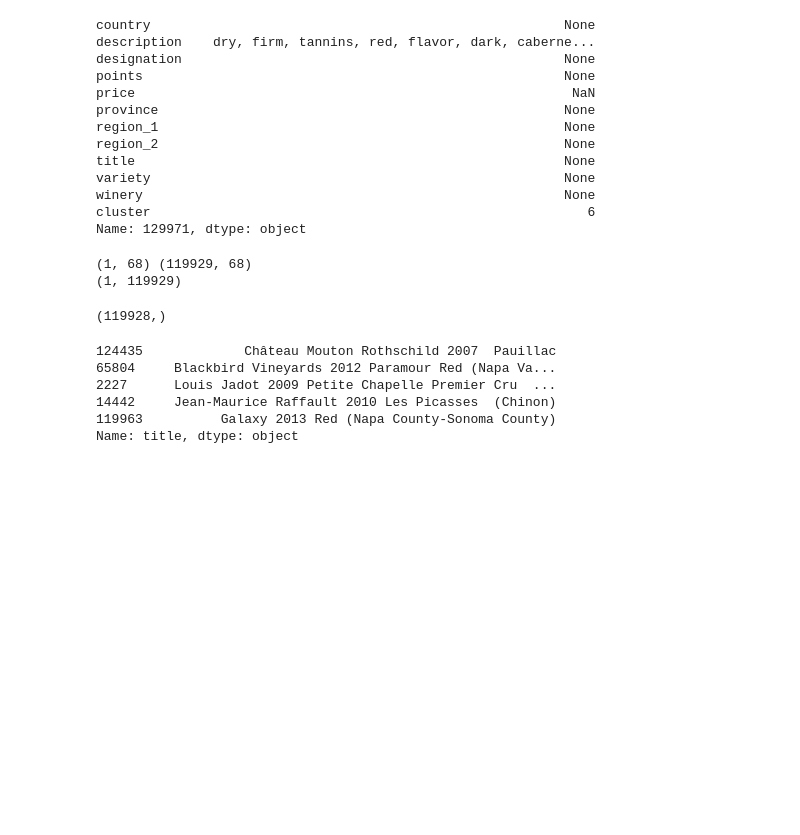
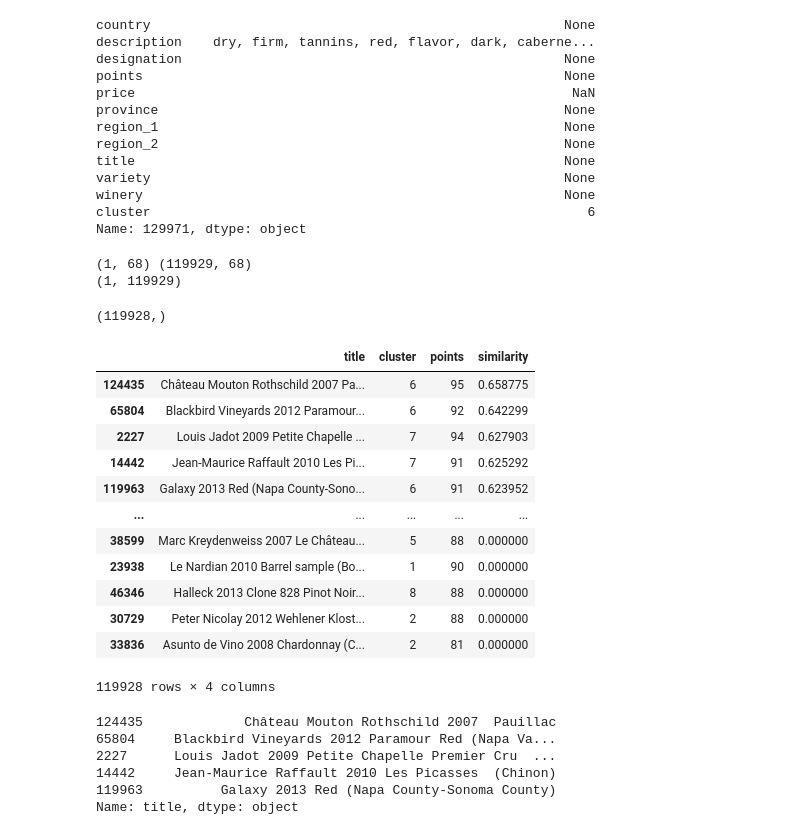
Before and after one commit to yejinlee99/DA36_mini2_Dionysus, a Jupyter notebook: wine_beginner.ipynb, the cells around one changed output. Cells and saved outputs as stored; diff of their text form; code cells hidden in the pictures; blank space fills up the shorter version.

```diff
--- a/wine_beginner.ipynb
+++ b/wine_beginner.ipynb
@@ -750,16 +741,30 @@ print(review_sim.shape)
 # %%
 # 유사도가 높은 순으로 정렬
 review_sorted_index = review_sim.argsort()[:, ::-1]  # 내림차순 정렬
 review_sorted_index = review_sorted_index[:, 1:]
 review_sorted_index = review_sorted_index.reshape(-1)  # 자기자신 제외
 print(review_sorted_index.shape)
 
 # 유사도가 높은 순으로 정렬된 와인 이름 조회
-result_df = wine.iloc[review_sorted_index][['title', 'cluster']]
+result_df = wine.iloc[review_sorted_index][['title', 'cluster', 'points']]
 review_sim = review_sim.reshape(-1)
 result_df['similarity'] = review_sim[review_sorted_index]
+result_df
 # %% [output]
 (119928,)
+|  | title | cluster | points | similarity |
+| 124435 | Château Mouton Rothschild 2007 Pa... | 6 | 95 | 0.658775 |
+| 65804 | Blackbird Vineyards 2012 Paramour... | 6 | 92 | 0.642299 |
+| 2227 | Louis Jadot 2009 Petite Chapelle ... | 7 | 94 | 0.627903 |
+| 14442 | Jean-Maurice Raffault 2010 Les Pi... | 7 | 91 | 0.625292 |
+| 119963 | Galaxy 2013 Red (Napa County-Sono... | 6 | 91 | 0.623952 |
+| ... | ... | ... | ... | ... |
+| 38599 | Marc Kreydenweiss 2007 Le Château... | 5 | 88 | 0.000000 |
+| 23938 | Le Nardian 2010 Barrel sample (Bo... | 1 | 90 | 0.000000 |
+| 46346 | Halleck 2013 Clone 828 Pinot Noir... | 8 | 88 | 0.000000 |
+| 30729 | Peter Nicolay 2012 Wehlener Klost... | 2 | 88 | 0.000000 |
+| 33836 | Asunto de Vino 2008 Chardonnay (C... | 2 | 81 | 0.000000 |
+119928 rows × 4 columns
 # %%
 best5 = result_df.head()
 best5['title']
```
Also changed, not shown: parts of 9 cells of this notebook, 2 other files.
